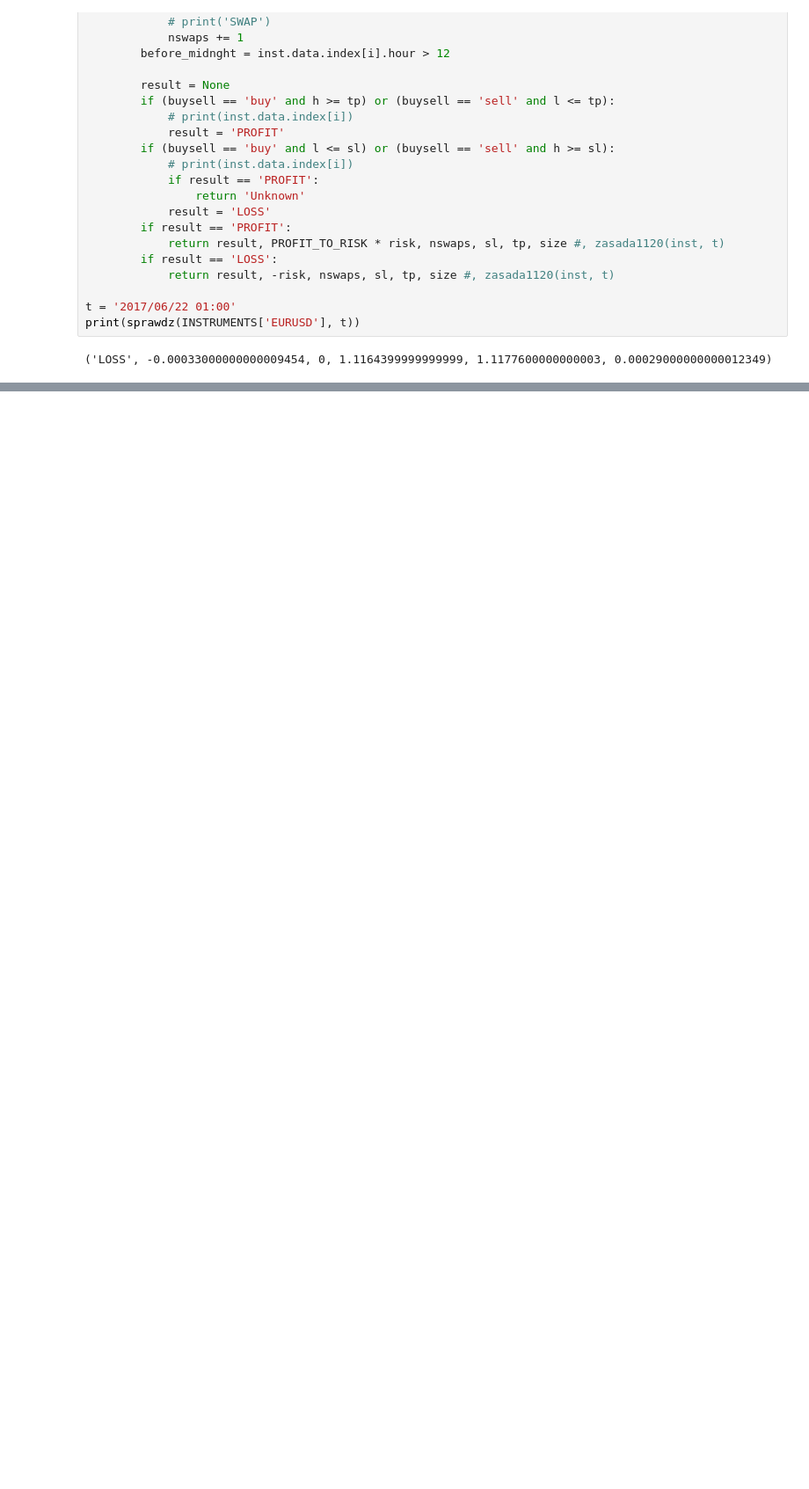
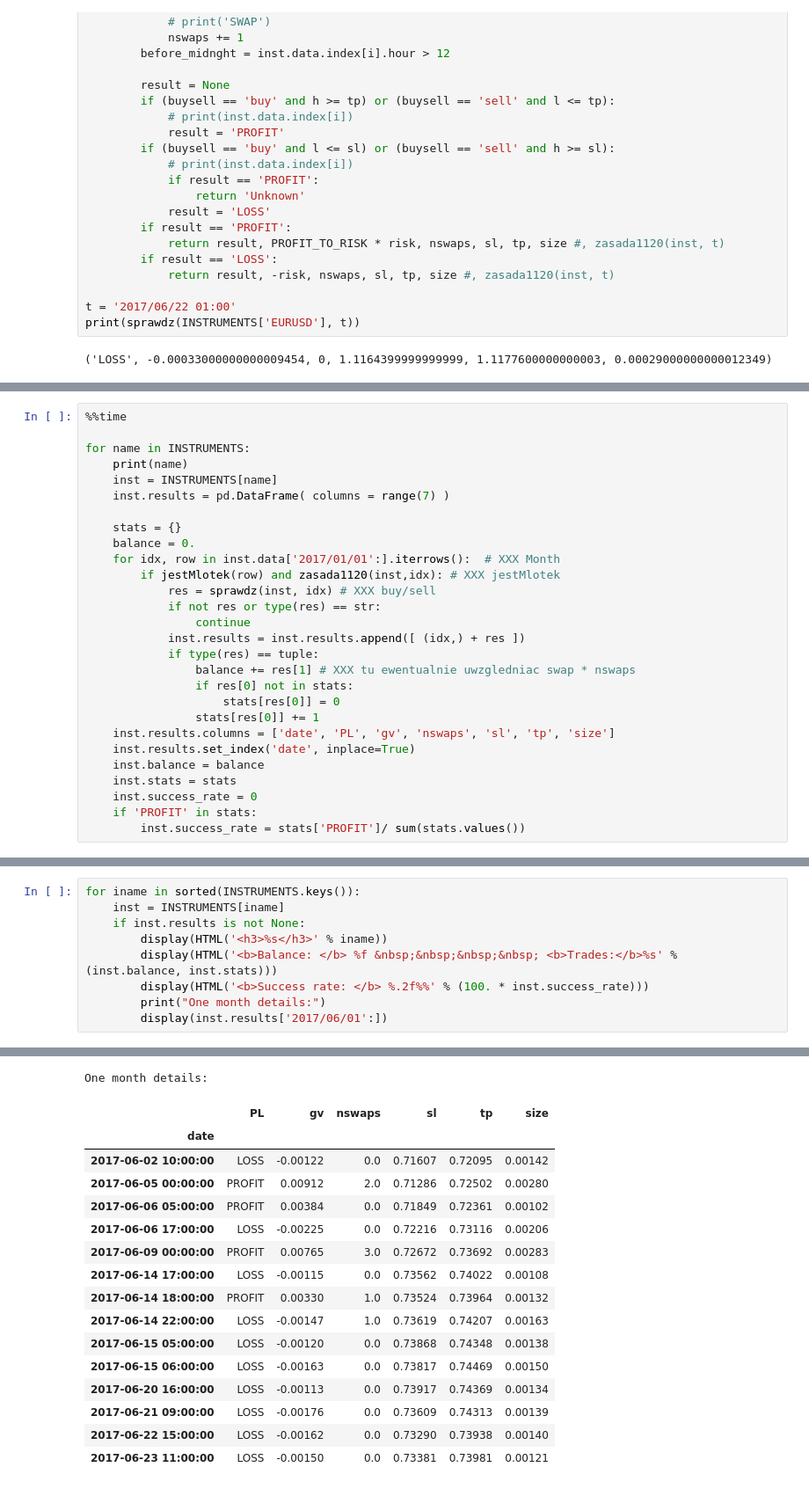
Before and after one commit to rnowotniak/trading, a Jupyter notebook: simple-strategy-test-frakt-v1.ipynb, the cells around one changed output, grey strips where cells are left out. Shown at 88% size. Drawn from its saved outputs; the diff is of its cells as text; blank space fills up the shorter version.

```diff
--- a/simple-strategy-test-frakt-v1.ipynb
+++ b/simple-strategy-test-frakt-v1.ipynb
@@ -343,0 +355,28 @@ Success rate: 24.56%
+# %%
+%%time
+
+for name in INSTRUMENTS:
+    print(name)
+    inst = INSTRUMENTS[name]
+    inst.results = pd.DataFrame( columns = range(7) )
+
+    stats = {}
+    balance = 0.
+    for idx, row in inst.data['2017/01/01':].iterrows():  # XXX Month
+        if jestMlotek(row) and zasada1120(inst,idx): # XXX jestMlotek
+            res = sprawdz(inst, idx) # XXX buy/sell
+            if not res or type(res) == str:
+                continue
+            inst.results = inst.results.append([ (idx,) + res ])
+            if type(res) == tuple:
+                balance += res[1] # XXX tu ewentualnie uwzgledniac swap * nswaps
+                if res[0] not in stats:
+                    stats[res[0]] = 0
+                stats[res[0]] += 1
+    inst.results.columns = ['date', 'PL', 'gv', 'nswaps', 'sl', 'tp', 'size']
+    inst.results.set_index('date', inplace=True)
+    inst.balance = balance
+    inst.stats = stats
+    inst.success_rate = 0
+    if 'PROFIT' in stats:
+        inst.success_rate = stats['PROFIT']/ sum(stats.values())
@@ -343,0 +401,10 @@ Success rate: 24.56%
+# %%
+for iname in sorted(INSTRUMENTS.keys()):
+    inst = INSTRUMENTS[iname]
+    if inst.results is not None:
+        display(HTML('<h3>%s</h3>' % iname))
+        display(HTML('<b>Balance: </b> %f &nbsp;&nbsp;&nbsp;&nbsp; <b>Trades:</b>%s' % (inst.balance, inst.stats)))
+        display(HTML('<b>Success rate: </b> %.2f%%' % (100. * inst.success_rate)))
+        print("One month details:")
+        display(inst.results['2017/06/01':])
+# %% [output]
@@ -343,0 +427,17 @@ Success rate: 24.56%
+One month details:
+|  | PL | gv | nswaps | sl | tp | size |
+| date |  |  |  |  |  |  |
+| 2017-06-02 10:00:00 | LOSS | -0.00122 | 0.0 | 0.71607 | 0.72095 | 0.00142 |
+| 2017-06-05 00:00:00 | PROFIT | 0.00912 | 2.0 | 0.71286 | 0.72502 | 0.00280 |
+| 2017-06-06 05:00:00 | PROFIT | 0.00384 | 0.0 | 0.71849 | 0.72361 | 0.00102 |
+| 2017-06-06 17:00:00 | LOSS | -0.00225 | 0.0 | 0.72216 | 0.73116 | 0.00206 |
+| 2017-06-09 00:00:00 | PROFIT | 0.00765 | 3.0 | 0.72672 | 0.73692 | 0.00283 |
+| 2017-06-14 17:00:00 | LOSS | -0.00115 | 0.0 | 0.73562 | 0.74022 | 0.00108 |
+| 2017-06-14 18:00:00 | PROFIT | 0.00330 | 1.0 | 0.73524 | 0.73964 | 0.00132 |
+| 2017-06-14 22:00:00 | LOSS | -0.00147 | 1.0 | 0.73619 | 0.74207 | 0.00163 |
+| 2017-06-15 05:00:00 | LOSS | -0.00120 | 0.0 | 0.73868 | 0.74348 | 0.00138 |
+| 2017-06-15 06:00:00 | LOSS | -0.00163 | 0.0 | 0.73817 | 0.74469 | 0.00150 |
+| 2017-06-20 16:00:00 | LOSS | -0.00113 | 0.0 | 0.73917 | 0.74369 | 0.00134 |
+| 2017-06-21 09:00:00 | LOSS | -0.00176 | 0.0 | 0.73609 | 0.74313 | 0.00139 |
+| 2017-06-22 15:00:00 | LOSS | -0.00162 | 0.0 | 0.73290 | 0.73938 | 0.00140 |
+| 2017-06-23 11:00:00 | LOSS | -0.00150 | 0.0 | 0.73381 | 0.73981 | 0.00121 |
```
Also changed, not shown: parts of 29 cells of this notebook.
